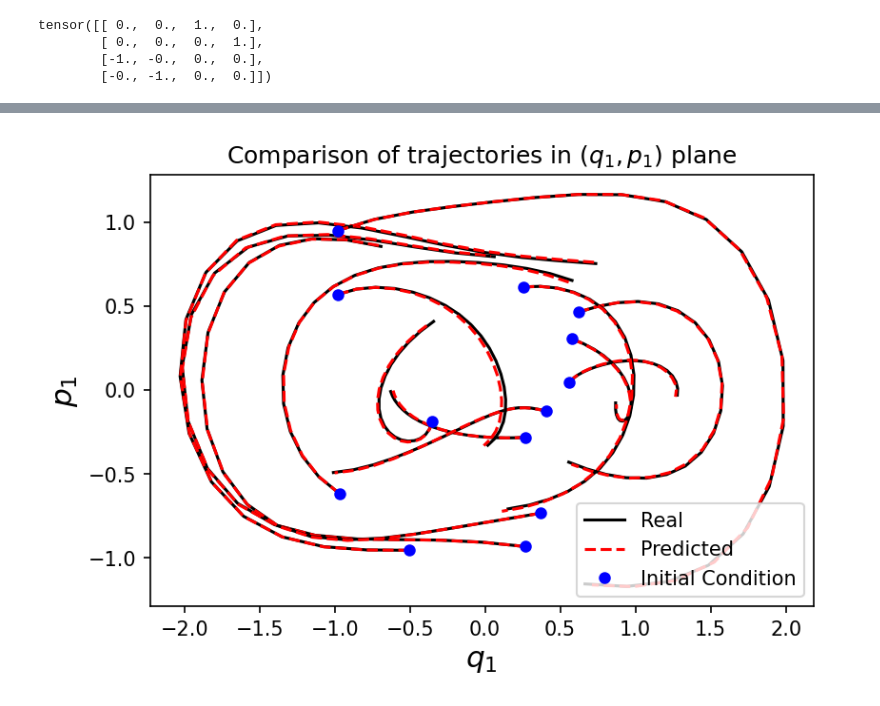
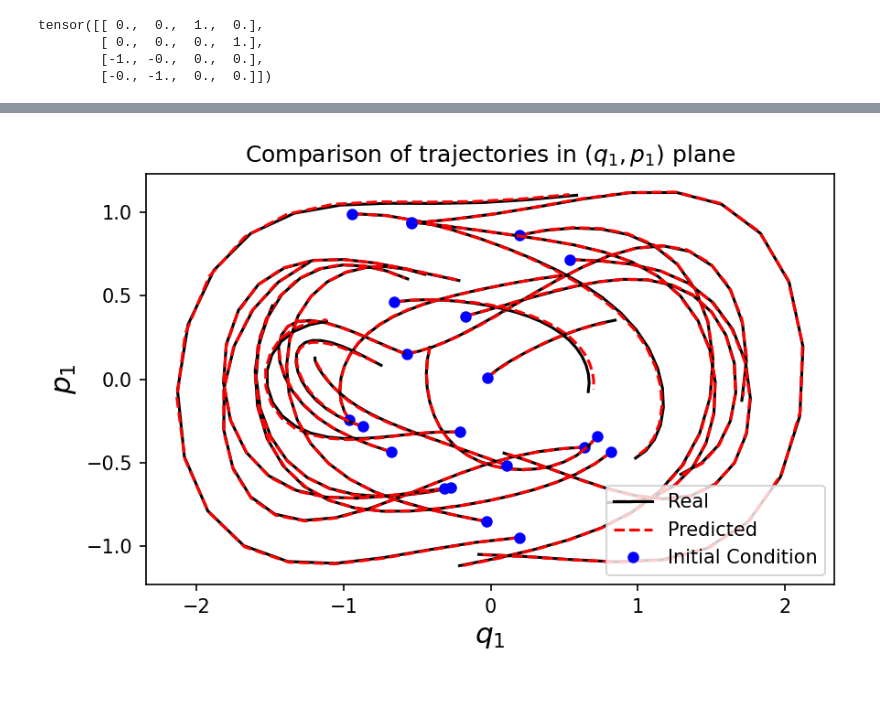
Before and after one commit to davidemurari/learningConstrainedHamiltonians, a Jupyter notebook: Unconstrained Systems/Unconstrained_Hamiltonian_R4.ipynb, the cells around one changed output, grey strips where cells are left out. Cells and saved outputs as stored; diff of their text form; code cells hidden in the pictures.

```diff
--- a/Unconstrained Systems/Unconstrained_Hamiltonian_R4.ipynb
+++ b/Unconstrained Systems/Unconstrained_Hamiltonian_R4.ipynb
@@ -84,9 +86,7 @@ testset = dataset(X[Ntrain:,:], Y[Ntrain:])
 # %%
-batch_size = 128
+batch_size = 50
 trainloader = torch.utils.data.DataLoader(trainset, batch_size=batch_size,
                                           shuffle=True, num_workers=0)
-testloader = torch.utils.data.DataLoader(testset, batch_size=batch_size,
-                                          shuffle=True, num_workers=0)
 # %%
 K = 100
 
@@ -101,17 +101,17 @@ class Hamiltonian(nn.Module):
         super(Hamiltonian, self).__init__()
 
         self.IV = nn.Linear(s,K)
-        #self.nl = nn.Tanh()
-        self.nl = SinActivation()
+        self.nl = nn.Tanh()
+        #self.nl = SinActivation()
 
         lin = []
         lin.append(nn.Linear(K,K//2))
         lin.append(self.nl)
-        lin.append(nn.Linear(K//2, K//4))
+        lin.append(nn.Linear(K//2, K//2))
         lin.append(self.nl)
         self.seqTr = nn.Sequential(*lin)
 
-        self.OV = nn.Linear(K//4,1,bias=False)
+        self.OV = nn.Linear(K//2,1,bias=False)
 
         self.A = torch.nn.Parameter(torch.randn(s,s))
 
@@ -285,35 +285,42 @@ def predictedModel(t,x):
   dHy = torch.autograd.grad(uu,z)[0].t()
   XHH = (J@dHy).t().cpu().detach().numpy()
   return XHH
+# %%
+Ntest = 100
+q = 2*np.random.rand(Ntest,s) - 1
+p = 2*np.random.rand(Ntest,s) - 1
+ics = np.concatenate([q,p],axis=1) #initial conditions
 # %%
-Ztrue = np.zeros([N-Ntrain,2*s,len(timeEval)])
-Zpred = np.zeros([N-Ntrain,2*s,len(timeEval)])
+Ztrue = np.zeros([len(ics),2*s,len(timeEval)])
+Zpred = np.zeros([len(ics),2*s,len(timeEval)])
 
-for i in range(N-Ntrain):
-  Ztrue[i,:,:] = scipy.integrate.solve_ivp(system,[0, TT],z[Ntrain+i,:],method='RK45',t_eval=timeEval,rtol=1e-5,atol=1e-9).y
-for i in range(N-Ntrain):
-  Zpred[i,:,:] = scipy.integrate.solve_ivp(predictedModel,[0, TT],z[Ntrain+i],method='RK45',t_eval=timeEval,rtol=1e-5,atol=1e-9).y
+for i in range(Ntest):
+  Ztrue[i,:,:] = scipy.integrate.solve_ivp(system,[0, TT],ics[i],method='RK45',t_eval=timeEval,rtol=1e-5,atol=1e-9).y
+for i in range(Ntest):
+  Zpred[i,:,:] = scipy.integrate.solve_ivp(predictedModel,[0, TT],ics[i],method='RK45',t_eval=timeEval,rtol=1e-5,atol=1e-9).y
 # %%
 fig, ax = plt.subplots(dpi=150)
 
 ax.plot(Ztrue[0,0],Ztrue[0,2],'k-',markersize=3,label="Real")
 ax.plot(Zpred[0,0],Zpred[0,2],'r--',markersize=0.5,label="Predicted")
 
-for i in np.arange(1,N-Ntrain,10):
+for i in np.arange(1,Ntest,5):
   #ax.plot(Ztrue[i,0,0],Ztrue[i,2,0],'r*',markersize=3)
   ax.plot(Ztrue[i,0],Ztrue[i,2],'k-',markersize=3)
   ax.plot(Zpred[i,0],Zpred[i,2],'r--',markersize=0.5)
   ax.plot(Zpred[i,0,0],Zpred[i,2,0],'bo',markersize=5)
 
 ax.plot(Zpred[0,0,0],Zpred[0,2,0],'bo',markersize=5,label="Initial Condition")
 
 ax.set_xlabel(r"$q_1$",fontsize=15)
 ax.set_ylabel(r"$p_1$",fontsize=15)
 plt.title(r"Comparison of trajectories in $(q_1,p_1)$ plane")
 plt.legend()
+plt.tight_layout()
+plt.savefig("q1p1.png",dpi=600)
 plt.show()
 # %% [output]
-[figure, old version]
+[figure, new version]
 # %%
 fig, ax = plt.subplots(dpi=150)
 
```
Also changed, not shown: parts of 10 cells of this notebook, 10 other files.
